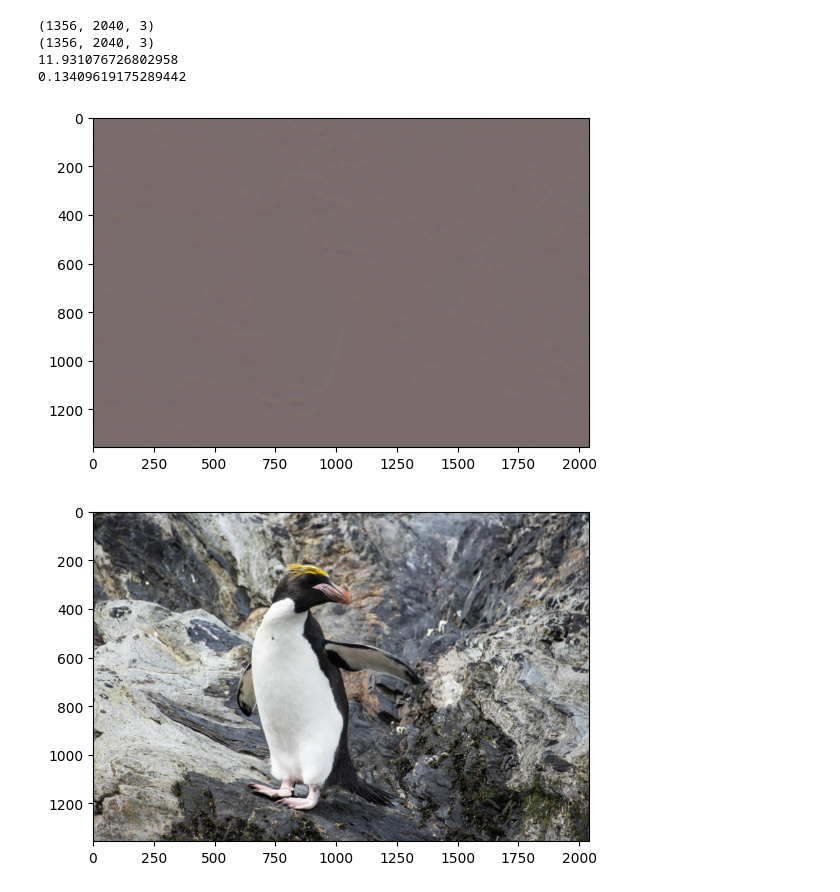
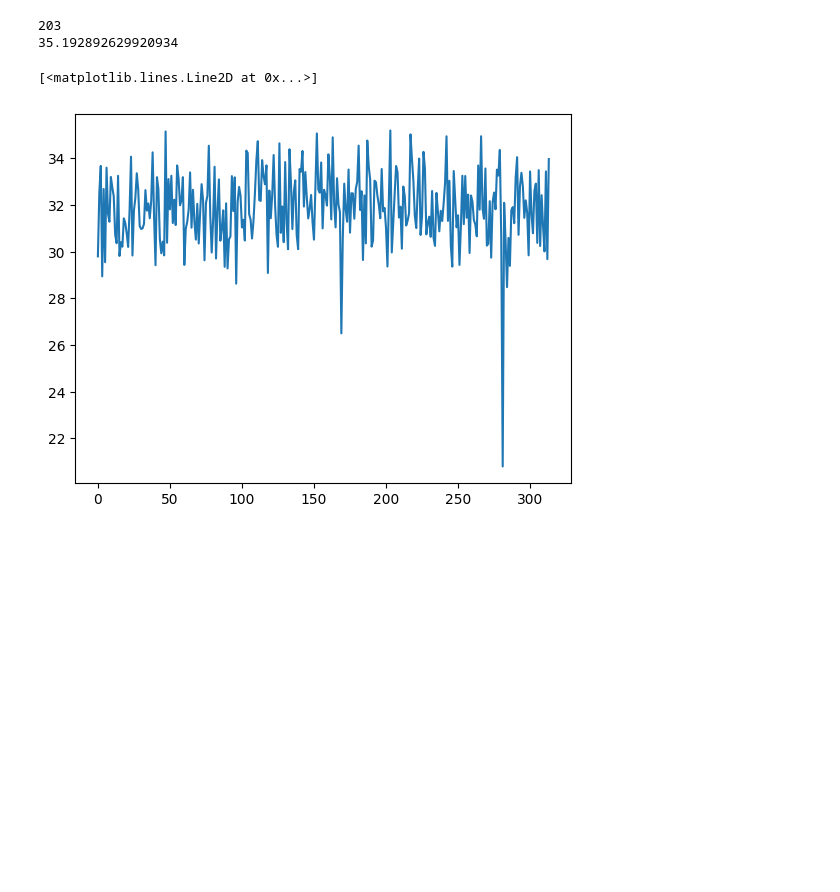
Before and after one commit to JuWanMaeng/SuperResolution, a Jupyter notebook: tt.ipynb, the cells around one changed output. Drawn from its saved outputs; the diff is of its cells as text; code cells hidden in the pictures; blank space fills up the shorter version.

```diff
--- a/tt.ipynb
+++ b/tt.ipynb
@@ -28,47 +3,0 @@ val_L=val['L']
-# %%
-device= 'cuda:0' if torch.cuda.is_available() else 'cpu'
-upscale = 4
-window_size = 8
-height = (1024 // upscale // window_size + 1) * window_size
-width = (720 // upscale // window_size + 1) * window_size
-train_dataset=DatasetSR(phase='train')
-val_dataset=DatasetSR(phase='val')
-train_dataloader=DataLoader(train_dataset,batch_size=16,num_workers=8,shuffle=True)
-val_dataloader=DataLoader(val_dataset,batch_size=1,num_workers=1,shuffle=True)
-import cv2
-
-model = SwinIR(upscale=4,window_size=window_size, img_range=1., depths=[6, 6, 6, 6,6,6],
-                embed_dim=180, num_heads=[6, 6, 6, 6,6,6], mlp_ratio=2, upsampler='pixelshuffle').to('cuda:0')
-
-
-x = val_dataset[0]['L'].unsqueeze(0).to(device)
-gt = val_dataset[0]['H']
-
-
-model.eval()
-with torch.no_grad():
-    x=model(x)
-
-x=x[0].cpu().numpy()
-gt=gt.numpy()
-x=rearrange(x,'b h w -> h w b')
-gt=rearrange(gt,'c h w -> h w c')
-x=(x*255).astype(np.uint8)
-gt=(gt*255).astype(np.uint8)
-print(x.shape)
-print(gt.shape)
-print(calculate_psnr(gt,x,crop_border=0))
-print(calculate_ssim(gt,x,crop_border=0))
-# %% [output]
-(1356, 2040, 3)
-(1356, 2040, 3)
-11.931076726802958
-0.13409619175289442
-# %%
-plt.imshow(x)
-plt.show()
-plt.imshow(gt)
-plt.show()
-# %% [output]
-[figure, removed]
-[figure, removed]
@@ -74,0 +7,10 @@ plt.show()
+# %%
+psnr=np.load('psnr.npy')
+print(np.argmax(psnr))
+print(psnr[203])
+plt.plot(psnr)
+# %% [output]
+203
+35.192892629920934
+[<matplotlib.lines.Line2D at 0x...>]
+[figure, added]
```
Also changed, not shown: parts of 4 cells of this notebook, 3 other files.
